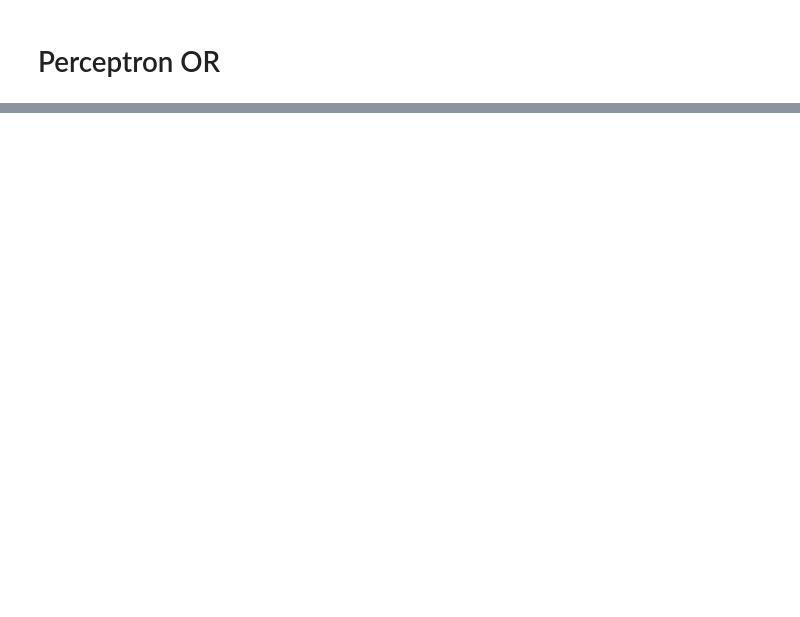
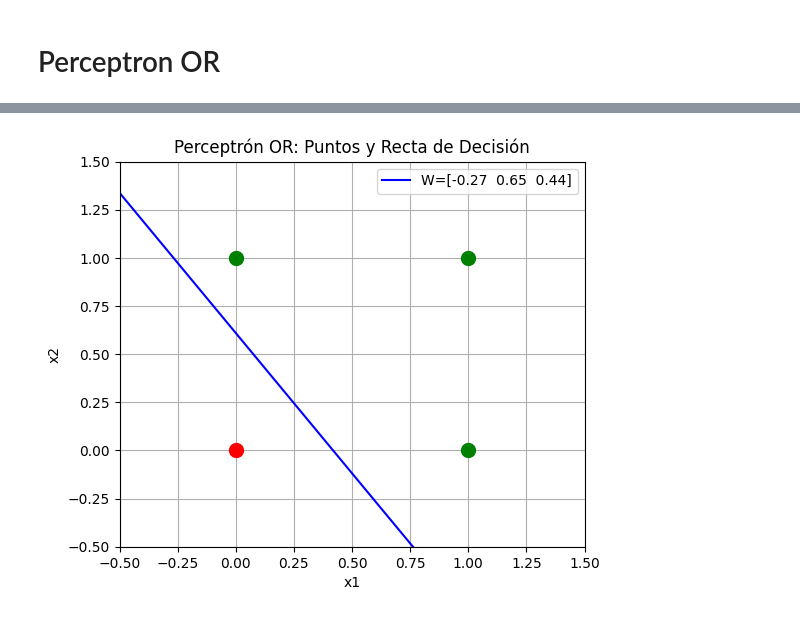
Before and after one commit to financieras/ai, a Jupyter notebook: perceptronOR.ipynb, the cells around one changed output, grey strips where cells are left out. Cells and saved outputs as stored; diff of their text form; code cells hidden in the pictures; blank space fills up the shorter version.

```diff
--- a/perceptronOR.ipynb
+++ b/perceptronOR.ipynb
@@ -170,0 +173,83 @@ plt.show()
+# %%
+import numpy as np
+import matplotlib.pyplot as plt
+
+np.random.seed()
+
+# Función de activación sigmoide
+def sigmoid(z):
+    return 1 / (1 + np.exp(-z))
+
+# Datos de entrada y salida (normalizados)
+X = np.array([[1, 0, 0],
+              [1, 0, 1],
+              [1, 1, 0],
+              [1, 1, 1]])
+Y = np.array([0, 1, 1, 1])
+
+# Inicialización de pesos
+W = np.random.uniform(-1, 1, 3)
+
+# Tasa de aprendizaje
+learning_rate = 0.1
+
+# Número máximo de iteraciones
+max_iter = 1000
+
+# Entrenamiento con Descenso del Gradiente Estocástico
+for i in range(max_iter):
+    for x, y in zip(X, Y):  # Procesar cada muestra individualmente
+        # Calcular la salida
+        z = np.dot(W, x)
+        y_pred = sigmoid(z)
+
+        # Calcular el error
+        error = y - y_pred
+
+        # Actualizar los pesos
+        W += learning_rate * error * x
+
+    # Criterio de parada (error cuadrático medio)
+    z = np.dot(W, X.T)
+    y_pred = sigmoid(z)
+    mse = np.mean(error ** 2)
+    if mse < 0.01:
+        break
+
+# Evaluación del modelo
+z = np.dot(W, X.T)
+y_pred = np.round(sigmoid(z))  # Redondear a 0 o 1
+print("Predicciones:", y_pred)
+print("Salidas esperadas:", Y)
+print("Número de iteraciones:", i+1)
+print("Pesos finales W:", W)
+
+
+# Función para dibujar la recta
+def plot_line(W, color):
+    x = np.linspace(-0.5, 1.5, 100)
+    y = (-W[0] - W[1]*x) / W[2] if W[2] != 0 else np.zeros_like(x)  # Evitar división por cero
+    plt.plot(x, y, color, label=f'W={W.round(2)}')
+
+# Configurar el gráfico
+plt.figure(figsize=(6, 5))
+plt.xlim(-0.5, 1.5)
+plt.ylim(-0.5, 1.5)
+plt.xlabel('x1')
+plt.ylabel('x2')
+plt.title('Perceptrón OR: Puntos y Recta de Decisión')
+plt.grid(True)
+
+# Dibujar los puntos OR
+or_points = [(0,0), (0,1), (1,0), (1,1)]
+colors = ['red', 'green', 'green', 'green']
+for point, color in zip(or_points, colors):
+    plt.scatter(point[0], point[1], c=color, s=100, zorder=5)
+
+# Generar y una posible recta de separación
+W = find_or_weights()
+plot_line(W, color='blue')
+
+plt.legend()
+plt.show()
+# %% [output]
@@ -170,0 +260 @@ plt.show()
+[figure, added]
```
Also changed, not shown: parts of 9 cells of this notebook.
